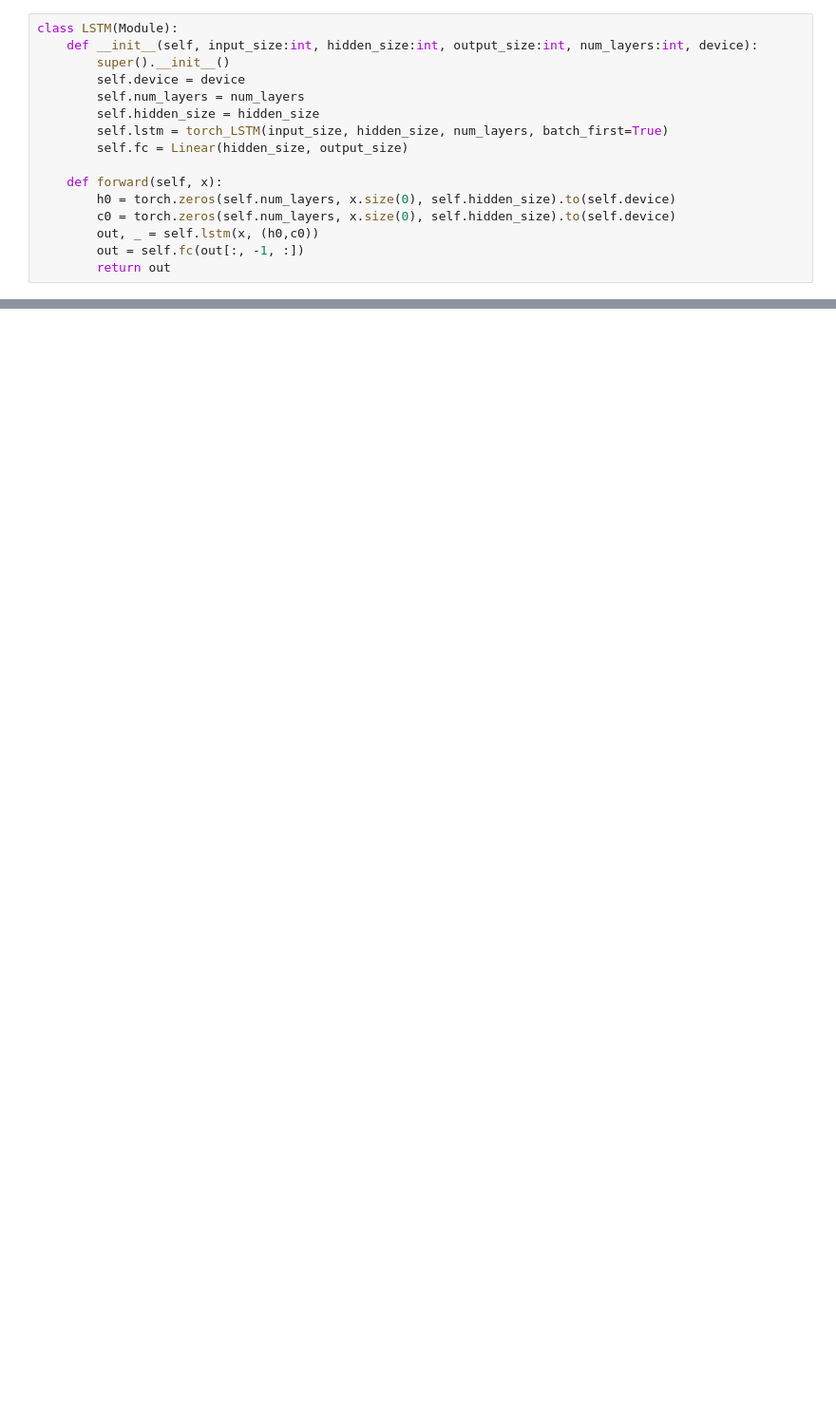
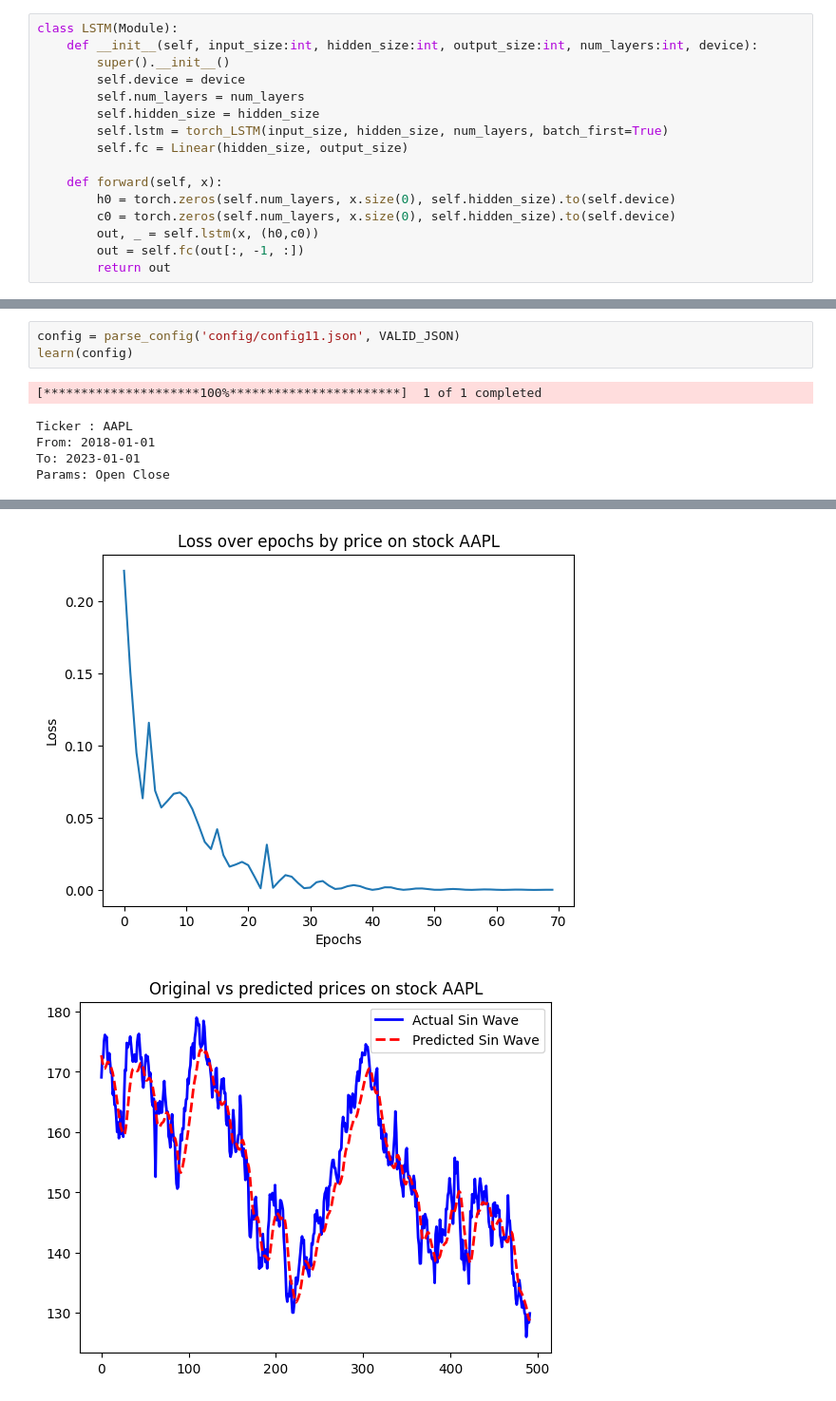
Before and after one commit to SmeysyaHromche/ML, a Jupyter notebook: rnn/lstm.ipynb, the cells around one changed output, grey strips where cells are left out. Shown at 95% size. Cells and saved outputs as stored; diff of their text form; blank space fills up the shorter version.

```diff
--- a/rnn/lstm.ipynb
+++ b/rnn/lstm.ipynb
@@ -236,0 +320,9 @@ Epoch [180/200] finished with loss: 0.000811190577223897
+# %%
+config = parse_config('config/config11.json', VALID_JSON)
+learn(config)
+# %% [output]
+[*********************100%***********************]  1 of 1 completed
+Ticker : AAPL
+From: 2018-01-01
+To: 2023-01-01
+Params: Open Close
@@ -236,0 +336,2 @@ Epoch [180/200] finished with loss: 0.000811190577223897
+[figure, added]
+[figure, added]
```
Also changed, not shown: parts of 13 cells of this notebook, 11 other files.
